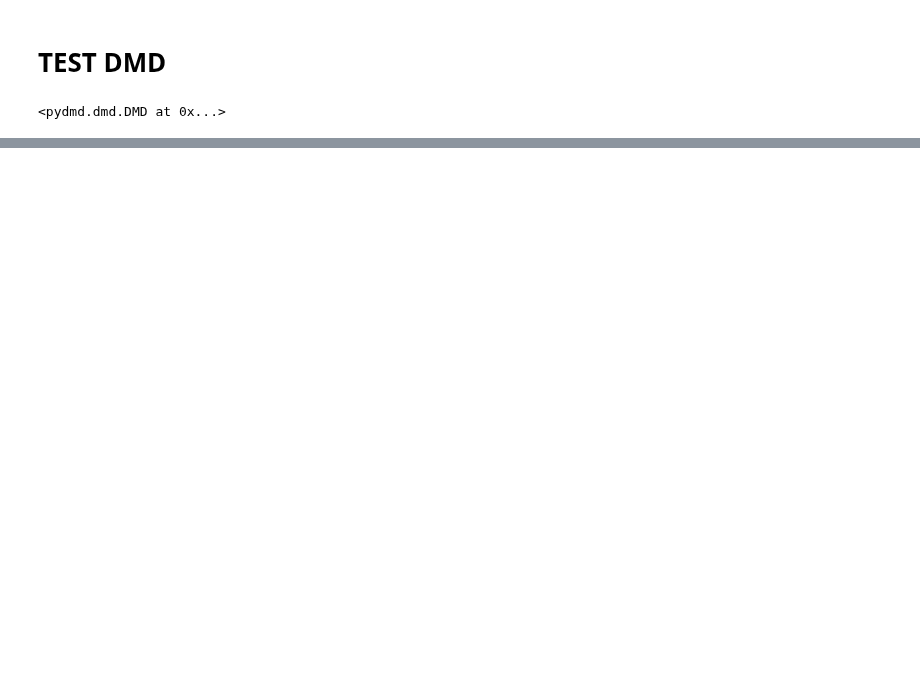
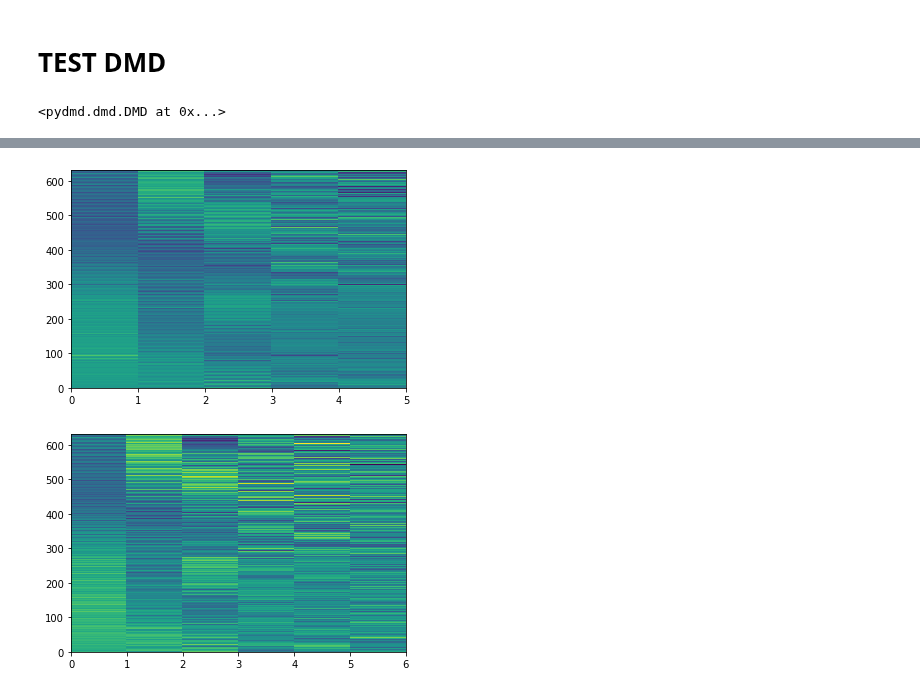
Before and after one commit to DenisSidoren/arctic_TimeSeries_analysis, a Jupyter notebook: dmd.ipynb, the cells around one changed output, grey strips where cells are left out. Saved outputs shown, nothing was run; the diff lists cells and outputs as text; code cells hidden in the pictures; blank space fills up the shorter version.

```diff
--- a/dmd.ipynb
+++ b/dmd.ipynb
@@ -120,0 +152,12 @@ dmd.plot_eigs(show_axes=True, show_unit_circle=True)
+# %%
+sub_dmd = DMD(svd_rank=-1)
+
+dmd = MrDMD(sub_dmd, max_level=r, max_cycles=1)
+dmd.fit(X=V_r[:-1])
+plt.pcolor(np.real(dmd.reconstructed_data.T))
+plt.show()
+plt.pcolor(V_r.T)
+plt.show()
+# %% [output]
+[figure, added]
+[figure, added]
```
Also changed, not shown: parts of 23 cells of this notebook.
